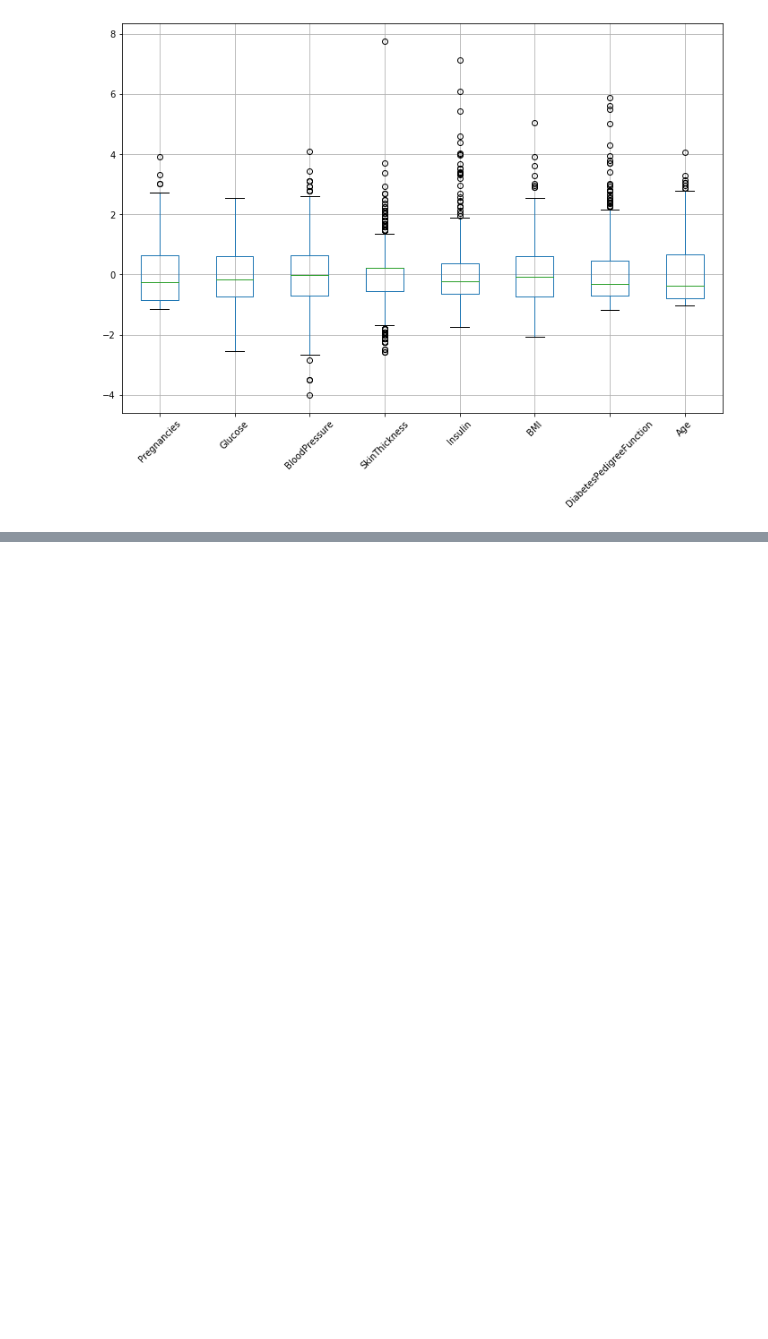
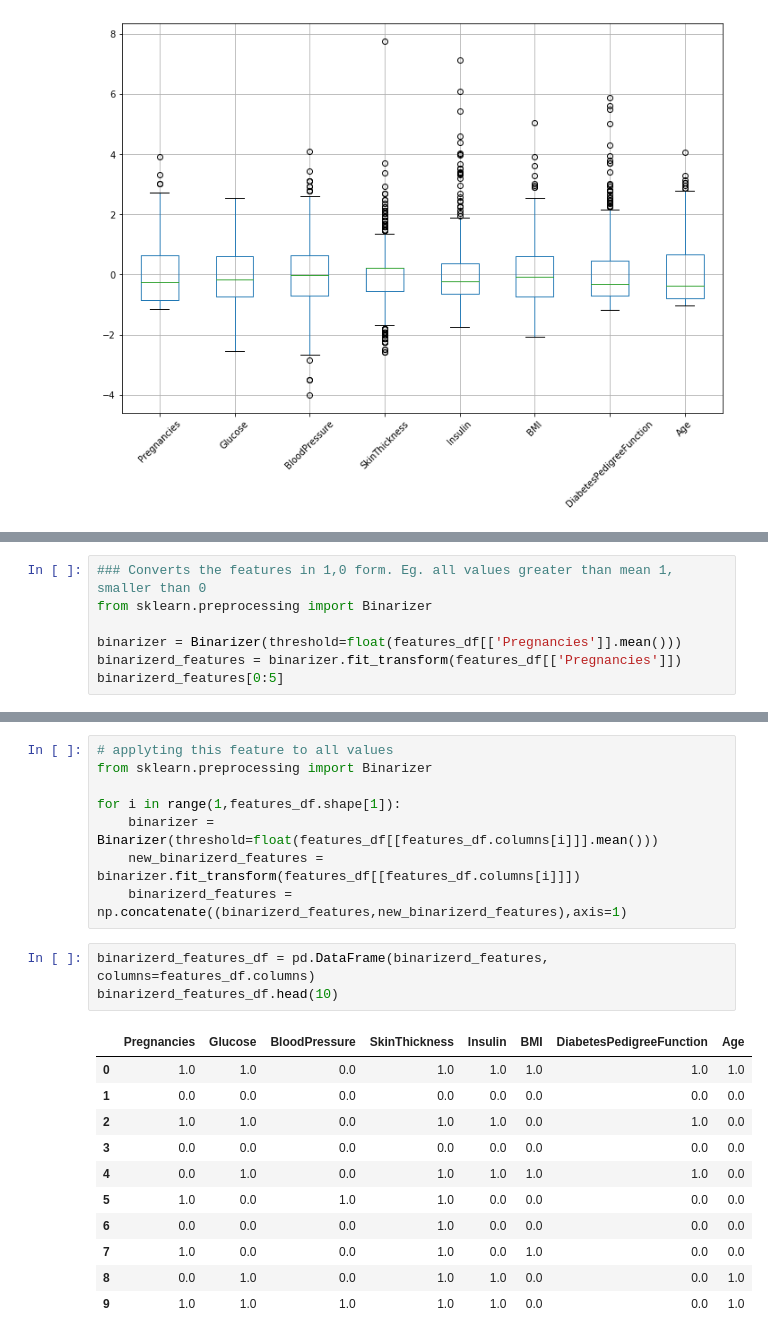
Before and after one commit to arorapankaj/PythonPractise, a Jupyter notebook: FeatureScalingAndTransformations.ipynb, the cells around one changed output, grey strips where cells are left out. Cells and saved outputs as stored; diff of their text form; blank space fills up the shorter version.

Commit message:
Normalizer and Binarizer Features

```diff
--- a/FeatureScalingAndTransformations.ipynb
+++ b/FeatureScalingAndTransformations.ipynb
@@ -93,0 +160,7 @@ plt.show()
+# %%
+### Converts the features in 1,0 form. Eg. all values greater than mean 1, smaller than 0
+from sklearn.preprocessing import Binarizer
+
+binarizer = Binarizer(threshold=float(features_df[['Pregnancies']].mean()))
+binarizerd_features = binarizer.fit_transform(features_df[['Pregnancies']])
+binarizerd_features[0:5]
@@ -93,0 +186,23 @@ plt.show()
+# %%
+# applyting this feature to all values
+from sklearn.preprocessing import Binarizer
+
+for i in range(1,features_df.shape[1]):
+    binarizer = Binarizer(threshold=float(features_df[[features_df.columns[i]]].mean()))
+    new_binarizerd_features = binarizer.fit_transform(features_df[[features_df.columns[i]]])
+    binarizerd_features = np.concatenate((binarizerd_features,new_binarizerd_features),axis=1)
+# %%
+binarizerd_features_df = pd.DataFrame(binarizerd_features, columns=features_df.columns)
+binarizerd_features_df.head(10)
+# %% [output]
+|  | Pregnancies | Glucose | BloodPressure | SkinThickness | Insulin | BMI | DiabetesPedigreeFunction | Age |
+| 0 | 1.0 | 1.0 | 0.0 | 1.0 | 1.0 | 1.0 | 1.0 | 1.0 |
+| 1 | 0.0 | 0.0 | 0.0 | 0.0 | 0.0 | 0.0 | 0.0 | 0.0 |
+| 2 | 1.0 | 1.0 | 0.0 | 1.0 | 1.0 | 0.0 | 1.0 | 0.0 |
+| 3 | 0.0 | 0.0 | 0.0 | 0.0 | 0.0 | 0.0 | 0.0 | 0.0 |
+| 4 | 0.0 | 1.0 | 0.0 | 1.0 | 1.0 | 1.0 | 1.0 | 0.0 |
+| 5 | 1.0 | 0.0 | 1.0 | 1.0 | 0.0 | 0.0 | 0.0 | 0.0 |
+| 6 | 0.0 | 0.0 | 0.0 | 1.0 | 0.0 | 0.0 | 0.0 | 0.0 |
+| 7 | 1.0 | 0.0 | 0.0 | 1.0 | 0.0 | 1.0 | 0.0 | 0.0 |
+| 8 | 0.0 | 1.0 | 0.0 | 1.0 | 1.0 | 0.0 | 0.0 | 1.0 |
+| 9 | 1.0 | 1.0 | 1.0 | 1.0 | 1.0 | 0.0 | 0.0 | 1.0 |
```
Also changed, not shown: parts of 11 cells of this notebook.
